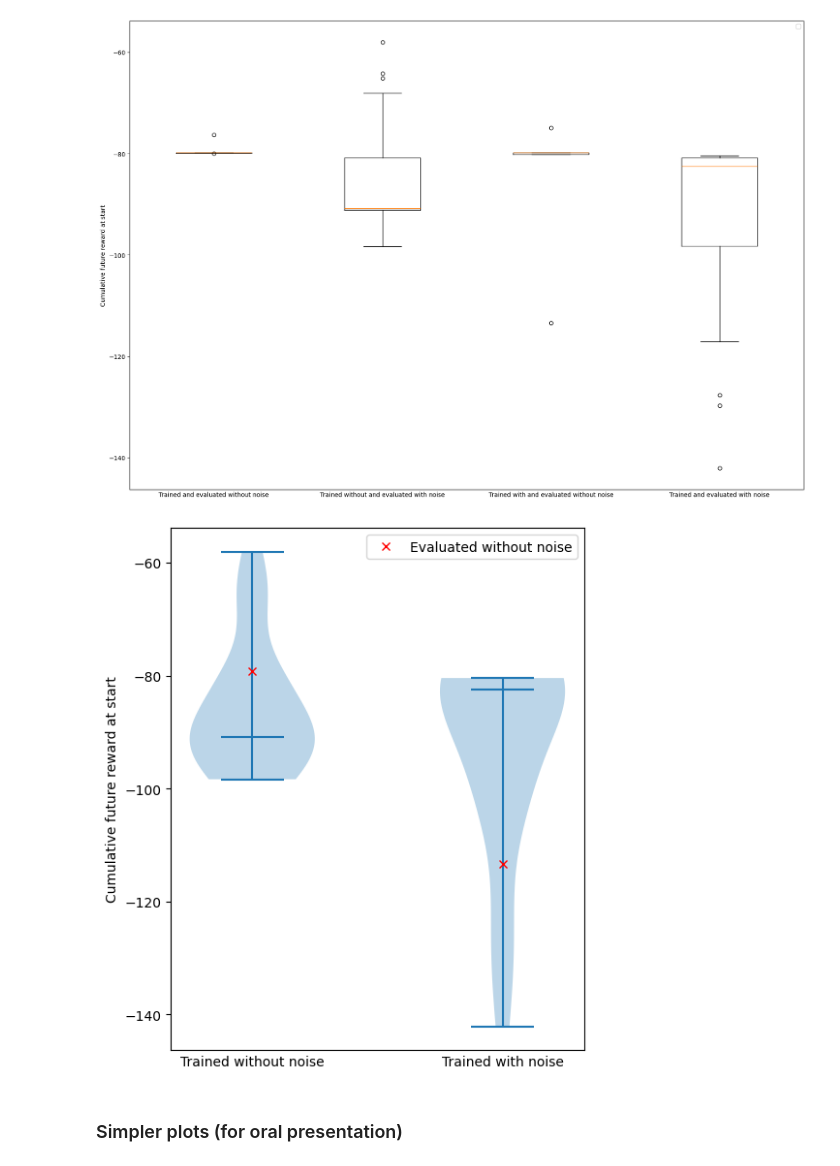
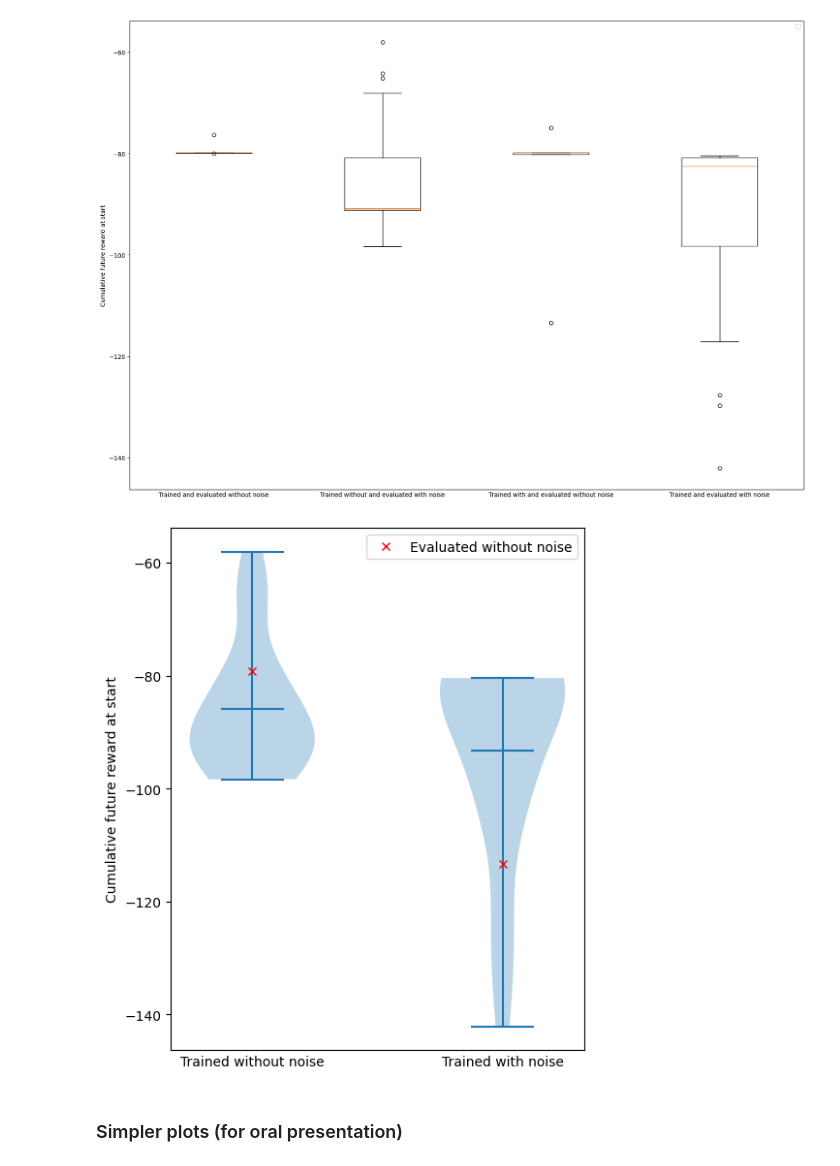
Before and after one commit to orsvik/PyWorld3-03-control, a Jupyter notebook: plotter.ipynb, the cells around one changed output. Drawn from its saved outputs; the diff is of its cells as text; code cells hidden in the pictures.

```diff
--- a/plotter.ipynb
+++ b/plotter.ipynb
@@ -892,16 +892,16 @@ No artists with labels found to put in legend.  Note that artists whose label st
 [figure]
 # %%
 fig, ax = plt.subplots(figsize=(5.5, 7))
-ax.violinplot([TN_EvalY_J0s, TY_EvalY_J0s], showmeans=False, showmedians=True)
+ax.violinplot([TN_EvalY_J0s, TY_EvalY_J0s], showmeans=True, showmedians=False)
 ax.plot([1, 2], [np.mean(TN_EvalN_J0s), np.mean(TY_EvalN_J0)], marker='x', color='red', linestyle='none', label='Evaluated without noise')
 ax.set_xticks([1, 2])
 ax.set_xticklabels(["Trained without noise", "Trained with noise"])
 ax.tick_params(axis='x', length=0)
 ax.set_ylabel('Cumulative future reward at start')
 ax.legend()
 plt.show()
 # %% [output]
-[figure, old version]
+[figure, new version]
 # %% [markdown]
 ### Simpler plots (for oral presentation)
 # %%
```
